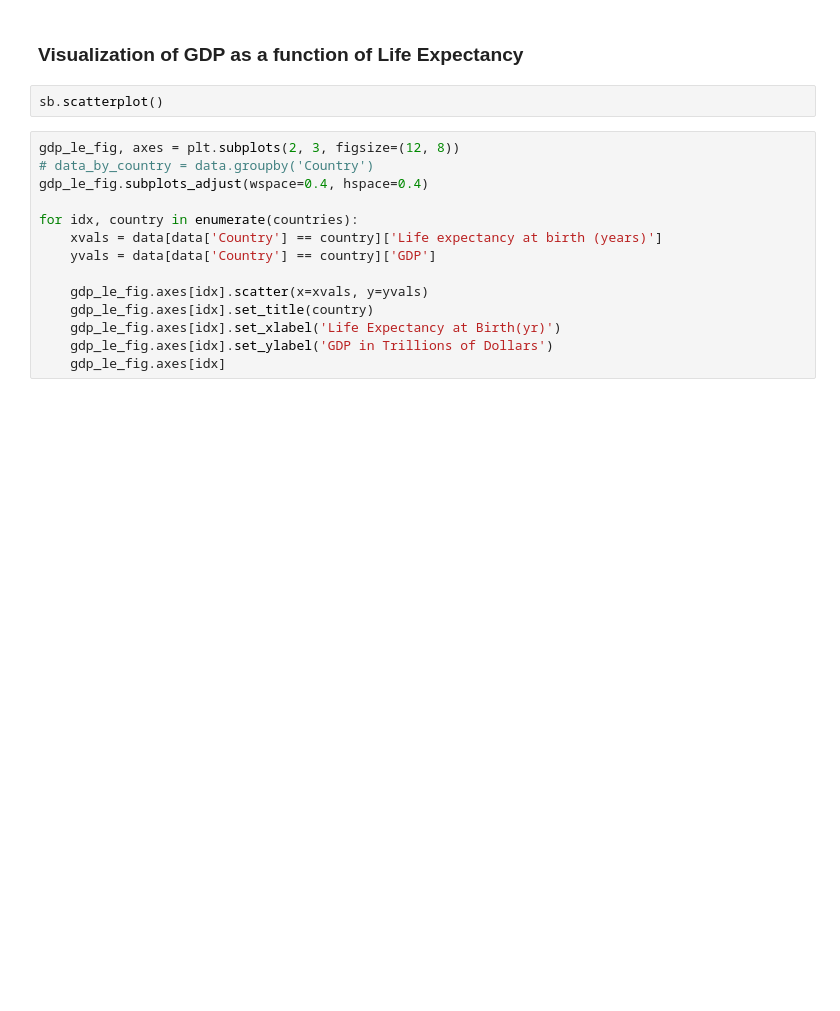
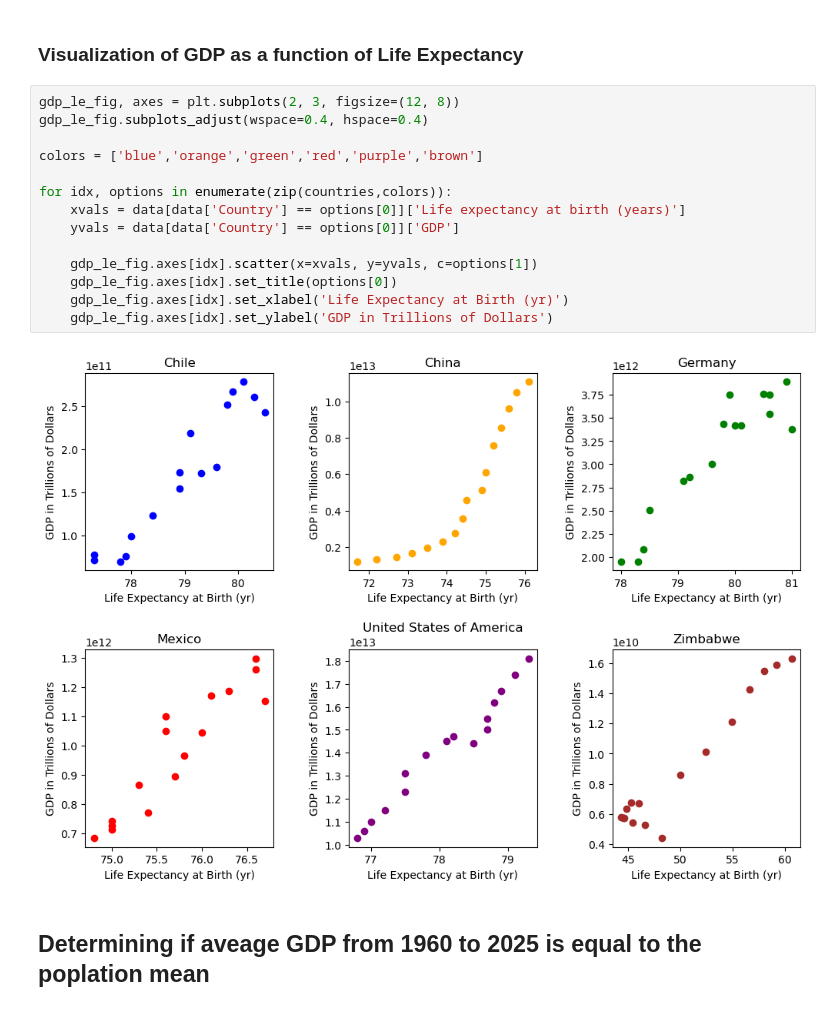
Before and after one commit to Kwamewusu/ml_portfolio, a Jupyter notebook: Life-Expectancy-and-GDP-Starter/life_expectancy_gdp.ipynb, the cells around one changed output. Drawn from its saved outputs; the diff is of its cells as text; blank space fills up the shorter version.

```diff
--- a/Life-Expectancy-and-GDP-Starter/life_expectancy_gdp.ipynb
+++ b/Life-Expectancy-and-GDP-Starter/life_expectancy_gdp.ipynb
@@ -108,18 +124,20 @@ for idx, country in enumerate(countries):
 # %% [markdown]
 ### Visualization of GDP as a function of Life Expectancy
-# %%
-sb.scatterplot()
 # %%
 gdp_le_fig, axes = plt.subplots(2, 3, figsize=(12, 8))
-# data_by_country = data.groupby('Country')
 gdp_le_fig.subplots_adjust(wspace=0.4, hspace=0.4)
 
-for idx, country in enumerate(countries):
-    xvals = data[data['Country'] == country]['Life expectancy at birth (years)']
-    yvals = data[data['Country'] == country]['GDP']
+colors = ['blue','orange','green','red','purple','brown']
 
-    gdp_le_fig.axes[idx].scatter(x=xvals, y=yvals)
-    gdp_le_fig.axes[idx].set_title(country)
-    gdp_le_fig.axes[idx].set_xlabel('Life Expectancy at Birth(yr)')
+for idx, options in enumerate(zip(countries,colors)):
+    xvals = data[data['Country'] == options[0]]['Life expectancy at birth (years)']
+    yvals = data[data['Country'] == options[0]]['GDP']
+
+    gdp_le_fig.axes[idx].scatter(x=xvals, y=yvals, c=options[1])
+    gdp_le_fig.axes[idx].set_title(options[0])
+    gdp_le_fig.axes[idx].set_xlabel('Life Expectancy at Birth (yr)')
     gdp_le_fig.axes[idx].set_ylabel('GDP in Trillions of Dollars')
-    gdp_le_fig.axes[idx]
+# %% [output]
+[figure, added]
+# %% [markdown]
+## Determining if aveage GDP from 1960 to 2025 is equal to the poplation mean
```
Also changed, not shown: parts of 8 cells of this notebook.
